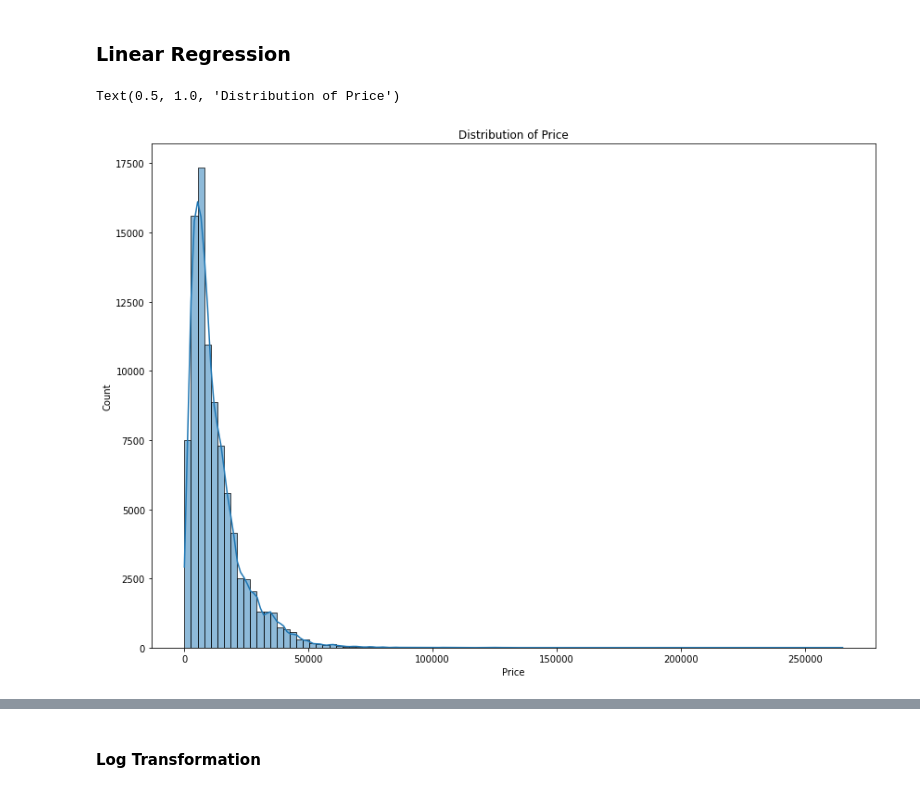
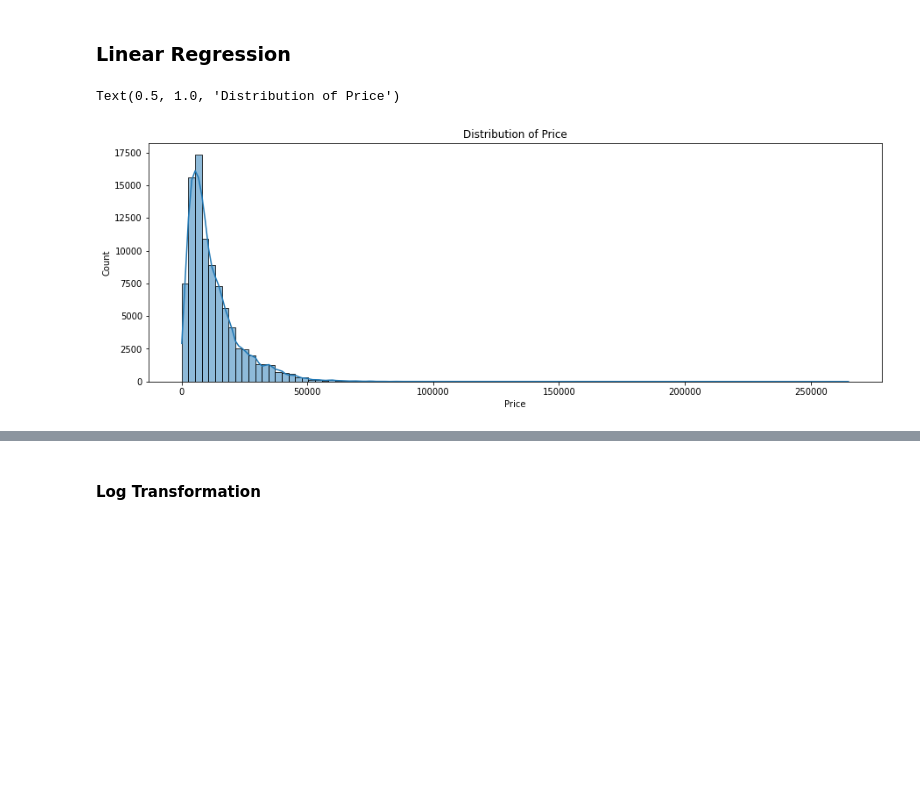
Before and after one commit to matthiasronnau/BANA-212-Final-Project, a Jupyter notebook: BANA-212 Final Project.ipynb, the cells around one changed output, grey strips where cells are left out. Drawn from its saved outputs; the diff is of its cells as text; code cells hidden in the pictures; blank space fills up the shorter version.

```diff
--- a/BANA-212 Final Project.ipynb
+++ b/BANA-212 Final Project.ipynb
@@ -347,3 +349,5 @@ array([nan, 'sedan', 'truck', 'SUV', 'other', 'mini-van', 'wagon',
       dtype=object)
 # %% [markdown]
 ### Remove Missing Values
+# %%
+cars["manufacturer"].replace("MISSING", np.NaN, inplace = True)
@@ -350,6 +359,5 @@ array([nan, 'sedan', 'truck', 'SUV', 'other', 'mini-van', 'wagon',
 # %%
 cars_no_missing = cars.copy()
-cars_no_missing = cars_no_missing[cars_no_missing["manufacturer"] != "MISSING"]
 cars_no_missing.dropna(inplace = True, axis = 0)
 cars_no_missing.reset_index(inplace = True, drop = True)
 # %%
@@ -615,14 +700,14 @@ cars_price_binned.head()
 # %% [markdown]
 ### Linear Regression
 # %%
-plt.figure(figsize = (14, 10))
+plt.figure(figsize = (15, 5))
 plt.ticklabel_format(style = "plain")
 sns.histplot(data = cars_linear_data, x = "price", bins = 100, kde = True)
 plt.xlabel("Price")
 plt.title("Distribution of Price")
 # %% [output]
 Text(0.5, 1.0, 'Distribution of Price')
-[figure, old version]
+[figure, new version]
 # %%
 X_linear = cars_linear_data.iloc[:, 1:]
 y_linear = cars_linear_data["price"]
```
Also changed, not shown: parts of 24 cells of this notebook.
